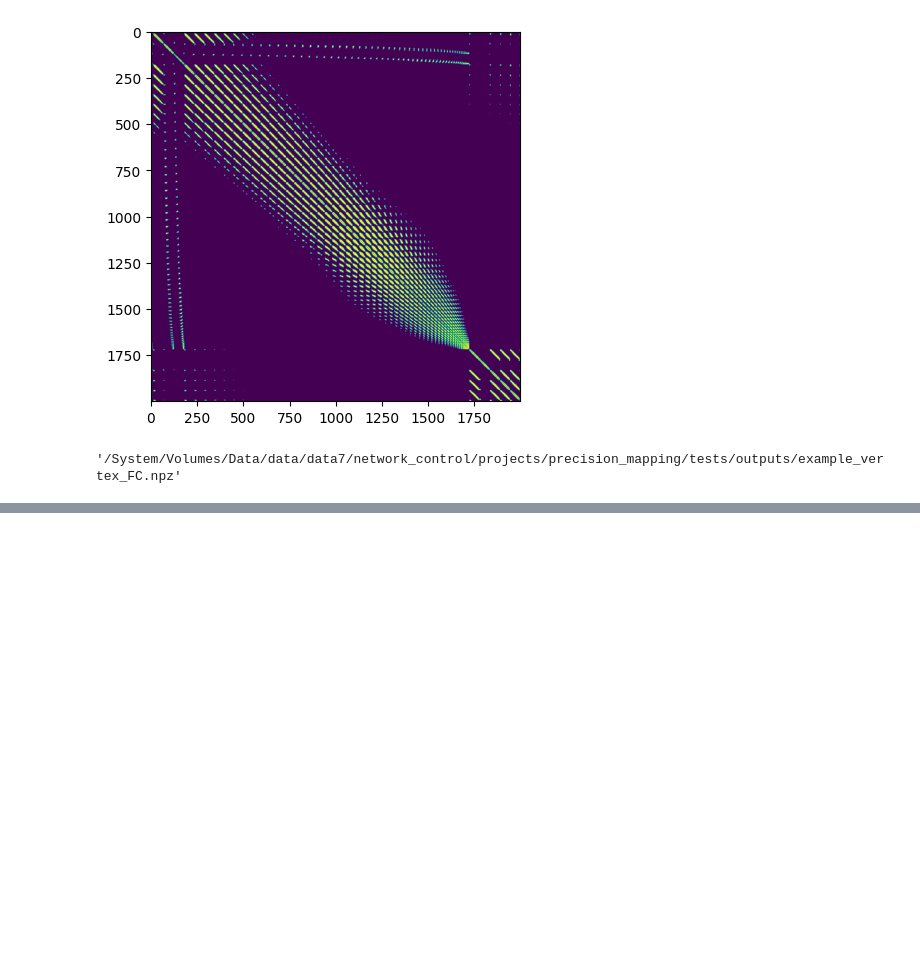
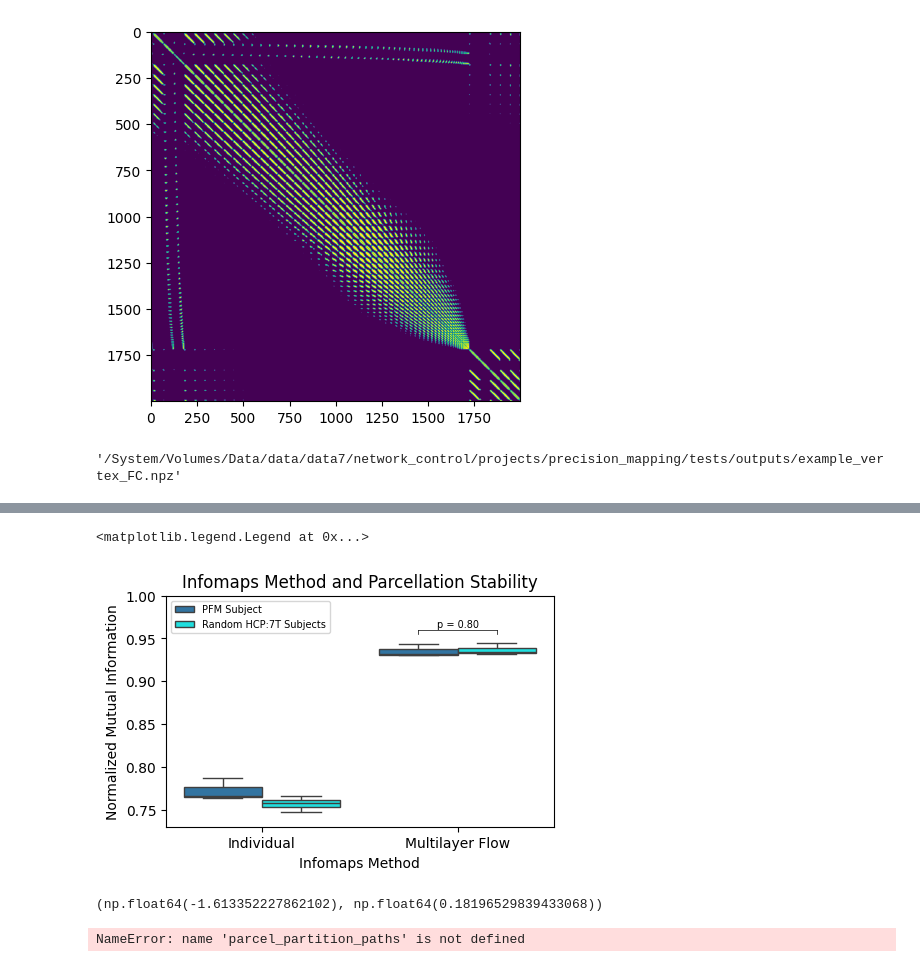
Before and after one commit to cole-khamnei/precision_mapping, a Jupyter notebook: notebooks/dev_nb.ipynb, the cells around one changed output, grey strips where cells are left out. Cells and saved outputs as stored; diff of their text form; code cells hidden in the pictures; blank space fills up the shorter version.

```diff
--- a/notebooks/dev_nb.ipynb
+++ b/notebooks/dev_nb.ipynb
@@ -234,0 +321,6 @@ fc.generate_correlation_matrix(TEST_DTSERIES_PATH, TEST_OUTPUT_VERTEX_FC_PATH,
+# %%
+pfm_imi_nmis_scores = calculate_overlap_score_from_npy(pfm_parcel_partition_paths)
+hcp_imi_nmis_scores = calculate_overlap_score_from_npy(hcp_parcel_partition_paths)
+
+pfm_imf_nmis_scores, _ = calculate_overlap_score_npz(save_csv_path="imf_save.csv")
+hcp_imf_nmis_scores, _ = calculate_overlap_score_npz(save_csv_path="imf_hcp_save.csv", overwrite=False)
@@ -234,0 +361,11 @@ fc.generate_correlation_matrix(TEST_DTSERIES_PATH, TEST_OUTPUT_VERTEX_FC_PATH,
+# %%
+sdf = pd.DataFrame({
+                   "Individual - PFM Subject": pfm_imi_nmis_scores,
+                   "Multilayer Flow - PFM Subject":pfm_imf_nmis_scores,
+                   "Individual - Random HCP:7T Subjects": hcp_imi_nmis_scores,
+                   "Multilayer Flow - Random HCP:7T Subjects":hcp_imf_nmis_scores,
+                   "x": np.arange(3)})
+sd = sdf.melt(id_vars=["x"])
+sd["method"] = sd["variable"].str.split("-").str[0].str.strip()
+sd["samples"] = sd["variable"].str.split("-").str[1].str.strip()
+sd
@@ -234,0 +404,40 @@ fc.generate_correlation_matrix(TEST_DTSERIES_PATH, TEST_OUTPUT_VERTEX_FC_PATH,
+# %%
+fig, ax = plt.subplots(figsize=(5, 3))
+
+sns.boxplot(data=sd, x="method", y="value", hue="samples", ax=ax, palette=["C0", "cyan"])
+# sns.swarmplot(data=sd, x="method", y="value", hue="samples", ax=ax, palette=["C0", "cyan"])
+ax.set(ylabel="Normalized Mutual Information", xlabel="Infomaps Method")
+ax.set_title("Infomaps Method and Parcellation Stability")
+# ax.tick_params(axis='x', labelrotation=45)
+# ax.set_ylim(0, 1.05)
+
+t, p = scipy.stats.ttest_ind(sd.query("variable == 'Multilayer Flow - Random HCP:7T Subjects'")["value"],
+                      sd.query("variable == 'Multilayer Flow - PFM Subject'")["value"])
+
+ax.plot([0.8, 1.2], [0.96, 0.96], color="k", linewidth=0.5)
+ax.plot([0.8, 0.8], [0.955, 0.96], color="k", linewidth=0.5)
+ax.plot([1.2, 1.2], [0.955, 0.96], color="k", linewidth=0.5)
+ax.text(1, 0.961, f"p = {p:.2f}", va="bottom", ha="center", fontsize=7)
+ax.set_ylim(0.73, 1.0)
+ax.legend(fontsize=7)
+# %% [output]
+<matplotlib.legend.Legend at 0x...>
+[figure, added]
+# %%
+t, p = scipy.stats.ttest_ind(sd.query("variable == 'Singlelayer - Random HCP:7T Subjects'")["value"],
+                      sd.query("variable == 'Singlelayer - PFM Subject'")["value"])
+t,p
+# %% [output]
+(np.float64(-1.613352227862102), np.float64(0.18196529839433068))
+# %%
+network_partitions = [np.load(p) for p in network_partition_paths]
+parcel_partitions = [np.load(p) for p in parcel_partition_paths]
+parcel_partitions = np.array([p[1] for p in parcel_partitions])
+parcel_partitions = parcel_partitions[:, ~np.isnan(parcel_partitions).any(axis=0)].astype(int)
+
+hcp_parcel_partitions = [np.load(p) for p in hcp_parcel_partition_paths]
+hcp_parcel_partitions = np.array([p[1] for p in hcp_parcel_partitions])
+hcp_parcel_partitions = hcp_parcel_partitions[:, ~np.isnan(hcp_parcel_partitions).any(axis=0)].astype(int)
+sparse_vFC_s = [scipy.sparse.load_npz(p) for p in vfc_paths]
+# %% [output]
+NameError: name 'parcel_partition_paths' is not defined
```
Also changed, not shown: parts of 35 cells of this notebook, 6 other files.
